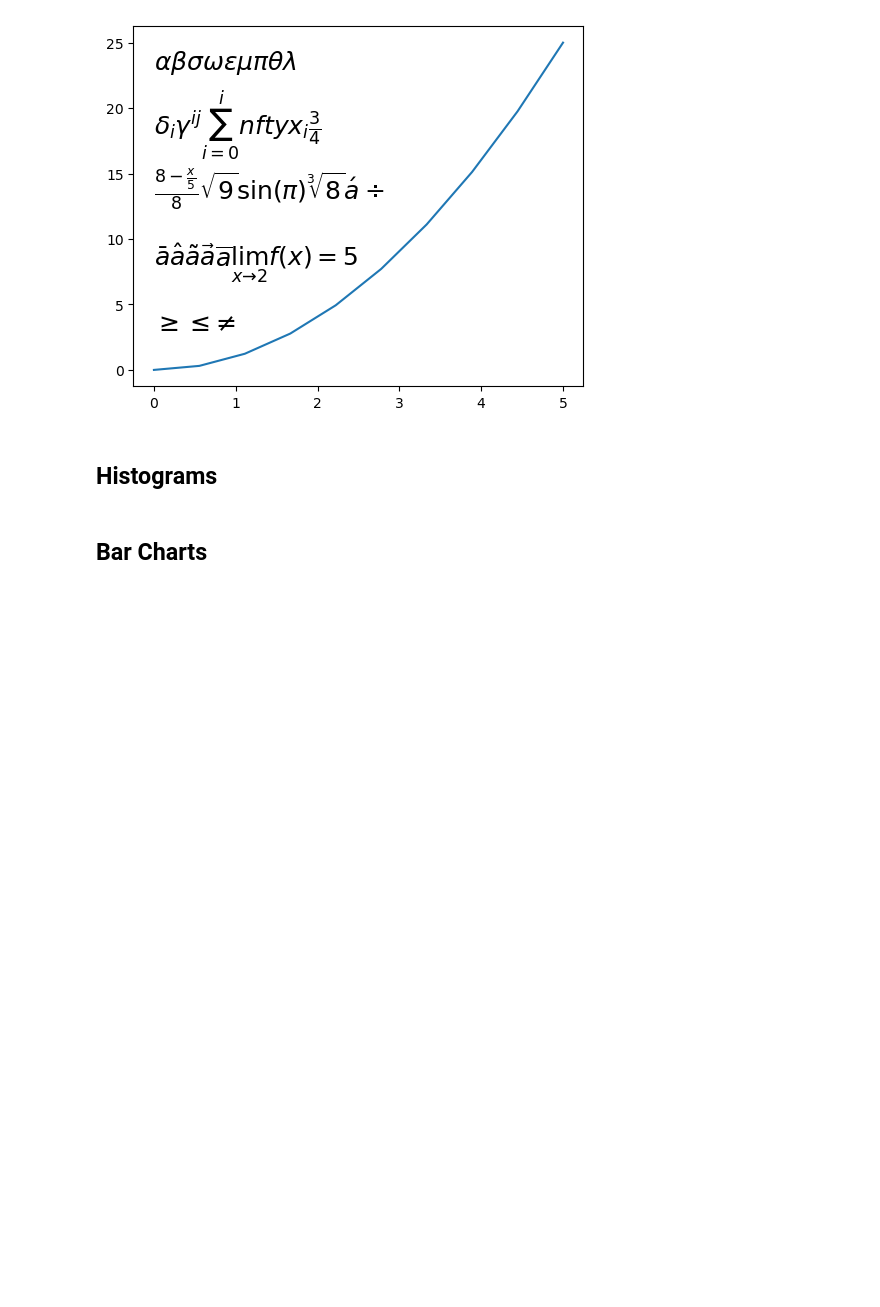
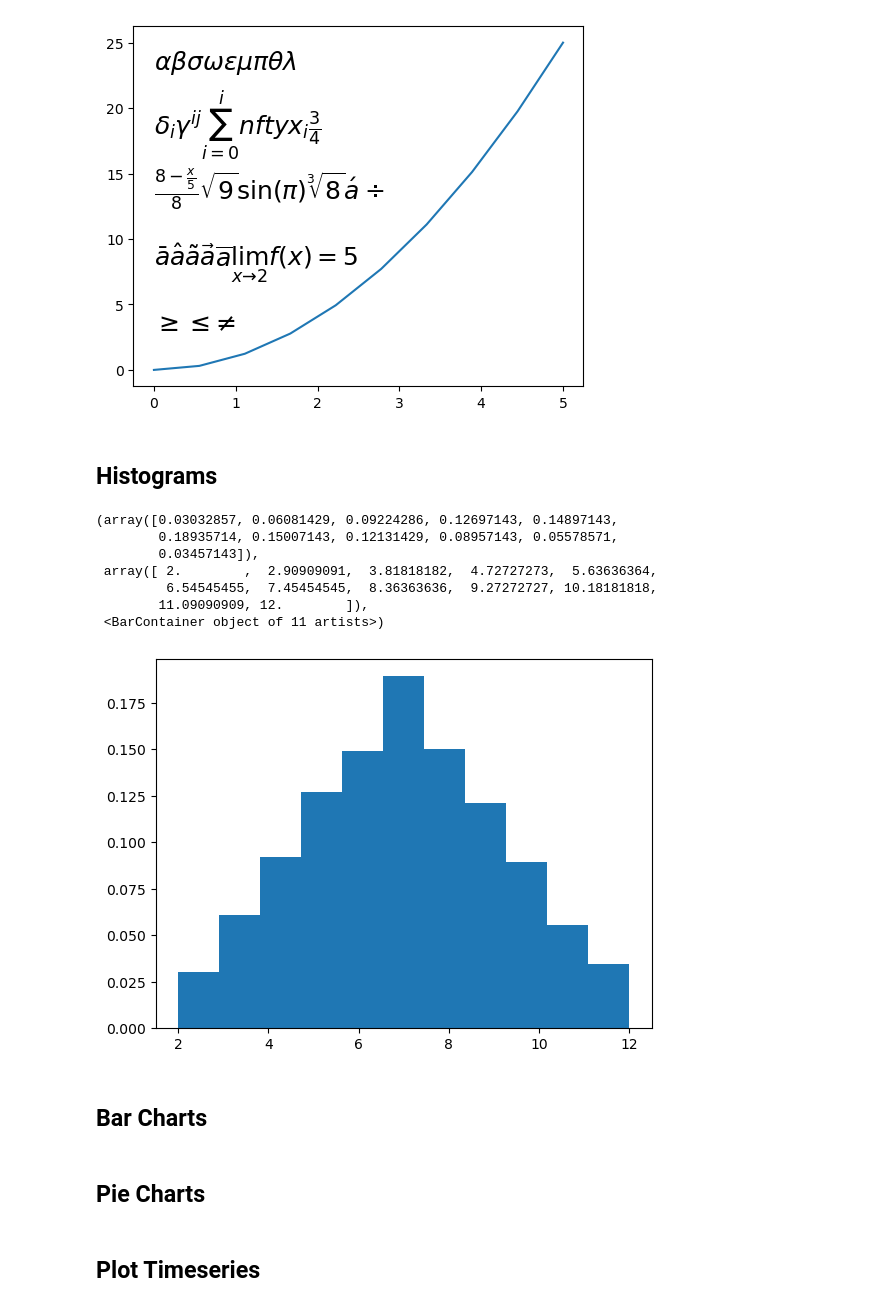
Before and after one commit to r00kieBlinder/Matplotlib-r00kie, a Jupyter notebook: matplotlib_tutorial.ipynb, the cells around one changed output. Cells and saved outputs as stored; diff of their text form; code cells hidden in the pictures; blank space fills up the shorter version.

```diff
--- a/matplotlib_tutorial.ipynb
+++ b/matplotlib_tutorial.ipynb
@@ -231,16 +231,32 @@ axes_5.plot(x_1,y_1)
 ## Histograms
 # %%
 # Roll two 6 sided dies get the sum and plot the histogram
-arr_1 = np.random.randint(1,7,5000)
-arr_2 = np.random.randint(1,7,5000)
+arr_1 = np.random.randint(1,7,7000)
+arr_2 = np.random.randint(1,7,7000)
 arr_3 = arr_1 + arr_2
+
+plt.hist(arr_3, bins=11, density=True, stacked=True)
+
 
 # Bins reprsent the number of options available 2 thru 12 = 11
 # Density returns the frequency of each bin
 # Range gets tuple with bin range interested in
 # cumulative=True use a cumulative distribution
 # histtype='step' genrates a line plot
 # orientation='horizontal'
 # color='orange' change bar color
+# %% [output]
+(array([0.03032857, 0.06081429, 0.09224286, 0.12697143, 0.14897143,
+        0.18935714, 0.15007143, 0.12131429, 0.08957143, 0.05578571,
+        0.03457143]),
+ array([ 2.        ,  2.90909091,  3.81818182,  4.72727273,  5.63636364,
+         6.54545455,  7.45454545,  8.36363636,  9.27272727, 10.18181818,
+        11.09090909, 12.        ]),
+ <BarContainer object of 11 artists>)
+[figure, added]
 # %% [markdown]
 ## Bar Charts
+# %% [markdown]
+## Pie Charts
+# %% [markdown]
+## Plot Timeseries
```
